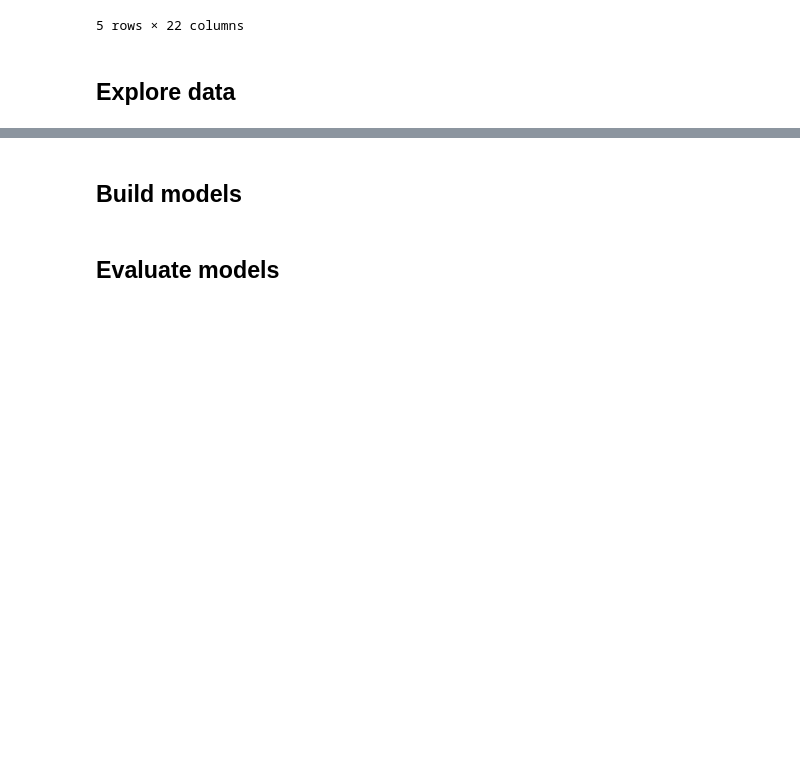
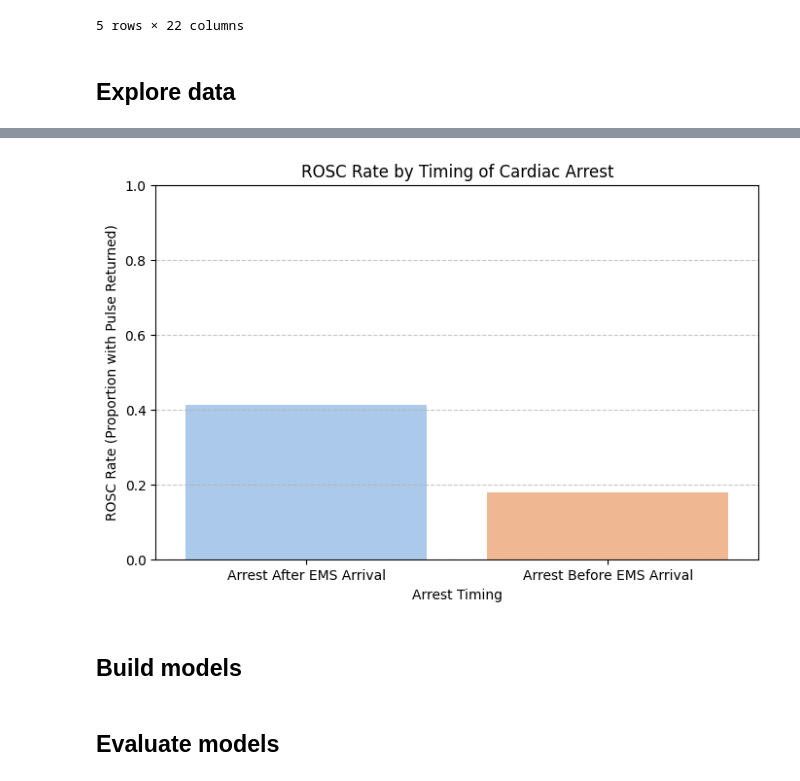
Before and after one commit to heidiwms/project_template, a Jupyter notebook: final_project_notebook.ipynb, the cells around one changed output, grey strips where cells are left out. Cells and saved outputs as stored; diff of their text form; code cells hidden in the pictures; blank space fills up the shorter version.

```diff
--- a/final_project_notebook.ipynb
+++ b/final_project_notebook.ipynb
@@ -71,3 +152,19 @@ df.head()
+# %%
+# Visualize ROSC rates by whether arrest occurred before EMS arrival (bar chart)
+import matplotlib.pyplot as plt
+import seaborn as sns
+
+plt.figure(figsize=(8, 5))
+sns.barplot(data=df, x='arrest_before_ems', y='rosc', errorbar=None, hue='arrest_before_ems', legend=False, palette='pastel')
+plt.title('ROSC Rate by Timing of Cardiac Arrest')
+plt.xticks([0, 1], ['Arrest After EMS Arrival', 'Arrest Before EMS Arrival'])
+plt.xlabel('Arrest Timing')
+plt.ylabel('ROSC Rate (Proportion with Pulse Returned)')
+plt.ylim(0, 1)
+plt.grid(axis='y', linestyle='--', alpha=0.7)
+plt.show()
+# %% [output]
+[figure, added]
 # %% [markdown]
 ## Build models
 # %%
```
Also changed, not shown: parts of 9 cells of this notebook.
